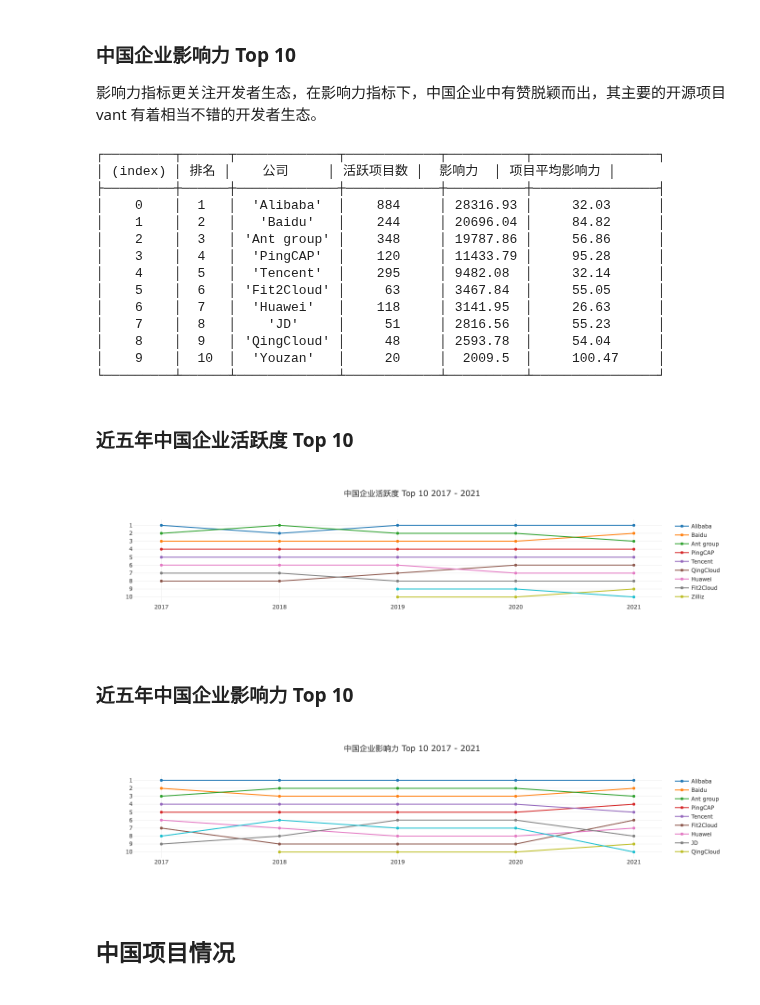
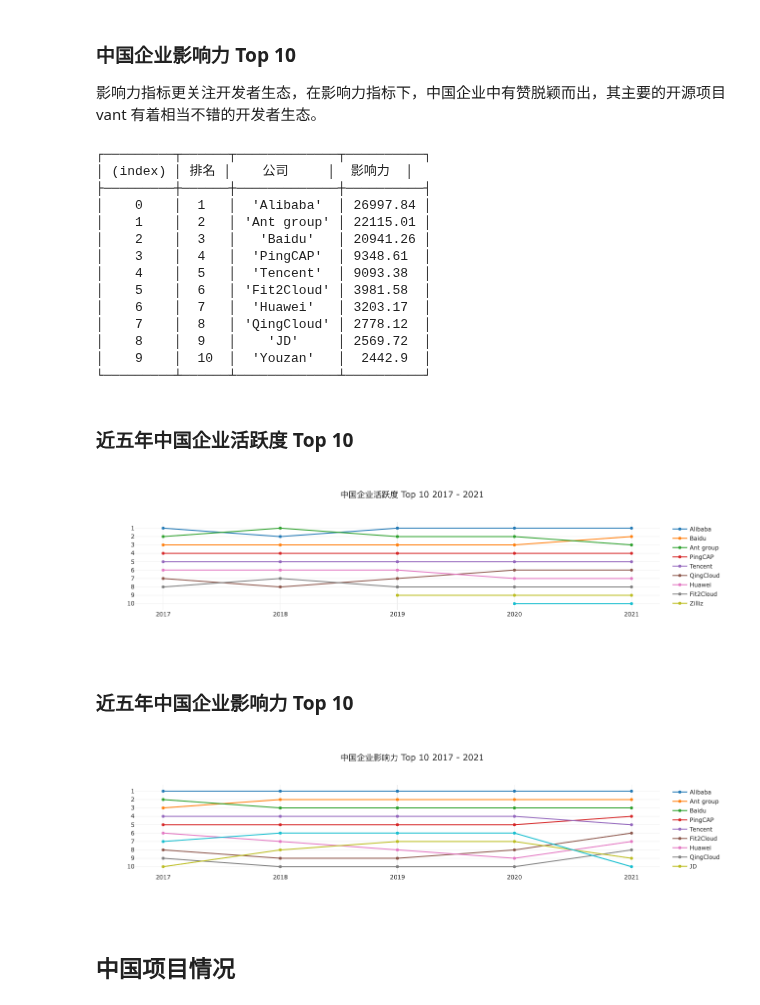
Before and after one commit to X-lab2017/open-digger, a Jupyter notebook: notebook/China_open_source_blue_paper_2022.ipynb, the cells around one changed output. Cells and saved outputs as stored; diff of their text form; code cells hidden in the pictures.

```diff
--- a/notebook/China_open_source_blue_paper_2022.ipynb
+++ b/notebook/China_open_source_blue_paper_2022.ipynb
@@ -182,66 +179,63 @@ openDigger.index.openrank.getRepoOpenrank({
 影响力指标更关注开发者生态，在影响力指标下，中国企业中有赞脱颖而出，其主要的开源项目 vant 有着相当不错的开发者生态。
 # %%
 openDigger.index.openrank.getRepoOpenrank({
-    labelUnion: [':regions/China'],
+    labelIntersect: [':regions/China', 'Company'],
     startYear: year, endYear: year, endMonth: 12,
-    groupBy: 'Company', groupTimeRange: 'year'
+    groupBy: 'Company', groupTimeRange: 'year',
+    order: 'DESC',
 }).then(data => {
     console.table(data.map((d, i) => {
         return {
             '排名': i + 1,
-            '公司': d.label,
-            '活跃项目数': d.repo_count,
-            '影响力': d.open_rank[0],
-            '项目平均影响力': parseFloat((d.open_rank[0]/d.repo_count).toFixed(2)),
+            '公司': d.name,
+            '影响力': d.openrank[0],
         };
     }));
 })
 # %% [output]
-┌─────────┬──────┬─────────────┬────────────┬──────────┬────────────────┐
-│ (index) │ 排名 │    公司     │ 活跃项目数 │  影响力  │ 项目平均影响力 │
-├─────────┼──────┼─────────────┼────────────┼──────────┼────────────────┤
-│    0    │  1   │  'Alibaba'  │    884     │ 28316.93 │     32.03      │
-│    1    │  2   │   'Baidu'   │    244     │ 20696.04 │     84.82      │
-│    2    │  3   │ 'Ant group' │    348     │ 19787.86 │     56.86      │
-│    3    │  4   │  'PingCAP'  │    120     │ 11433.79 │     95.28      │
-│    4    │  5   │  'Tencent'  │    295     │ 9482.08  │     32.14      │
-│    5    │  6   │ 'Fit2Cloud' │     63     │ 3467.84  │     55.05      │
-│    6    │  7   │  'Huawei'   │    118     │ 3141.95  │     26.63      │
-│    7    │  8   │    'JD'     │     51     │ 2816.56  │     55.23      │
-│    8    │  9   │ 'QingCloud' │     48     │ 2593.78  │     54.04      │
-│    9    │  10  │  'Youzan'   │     20     │  2009.5  │     100.47     │
-└─────────┴──────┴─────────────┴────────────┴──────────┴────────────────┘
+┌─────────┬──────┬─────────────┬──────────┐
+│ (index) │ 排名 │    公司     │  影响力  │
+├─────────┼──────┼─────────────┼──────────┤
+│    0    │  1   │  'Alibaba'  │ 26997.84 │
+│    1    │  2   │ 'Ant group' │ 22115.01 │
+│    2    │  3   │   'Baidu'   │ 20941.26 │
+│    3    │  4   │  'PingCAP'  │ 9348.61  │
+│    4    │  5   │  'Tencent'  │ 9093.38  │
+│    5    │  6   │ 'Fit2Cloud' │ 3981.58  │
+│    6    │  7   │  'Huawei'   │ 3203.17  │
+│    7    │  8   │ 'QingCloud' │ 2778.12  │
+│    8    │  9   │    'JD'     │ 2569.72  │
+│    9    │  10  │  'Youzan'   │  2442.9  │
+└─────────┴──────┴─────────────┴──────────┘
 # %% [markdown]
 ### 近五年中国企业活跃度 Top 10
 # %%
 openDigger.index.activity.getRepoActivity({
     labelIntersect: [':regions/China', 'Company'],
     startYear, endYear: year, endMonth: 12,
-    groupBy: 'Company', groupTimeRange: 'year'
+    groupBy: 'Company', groupTimeRange: 'year', order: 'DESC',
 }).then(data => {
-    openDigger.render.plotly(openDigger.getRank(data, d => d.label, d => d.activity).map(d => {
+    openDigger.render.plotly(openDigger.getRank(data, d => d.name, d => d.activity).map(d => {
         return {
             x: years,
             y: d.values,
             name: d.name,
             type: 'scatter'
         };
     }) , {title: `中国企业活跃度 Top 10 ${startYear} - ${year}`, xaxis: { type: 'category' }, yaxis: { autorange: 'reversed', dtick: 1 } })
 })
 # %% [output]
-[figure, old version]
+[figure, new version]
 # %% [markdown]
 ### 近五年中国企业影响力 Top 10
 # %%
 openDigger.index.openrank.getRepoOpenrank({
     labelIntersect: [':regions/China', 'Company'],
-    startYear,
-    endYear: year,
-    endMonth: 12,
-    groupBy: 'Company',
-    groupTimeRange: 'year'
+    startYear, endYear: year,
+    endMonth: 12, groupBy: 'Company',
+    groupTimeRange: 'year', order : 'DESC',
 }).then(data => {
-    openDigger.render.plotly(openDigger.getRank(data, d => d.label, d => d.open_rank).map(d => {
+    openDigger.render.plotly(openDigger.getRank(data, d => d.name, d => d.openrank).map(d => {
         return {
             x: years,
             y: d.values,
@@ -251,7 +245,7 @@ openDigger.index.openrank.getRepoOpenrank({
     }),{title: `中国企业影响力 Top 10 ${startYear} - ${year}`, xaxis: { type: 'category' }, yaxis: { autorange: 'reversed', dtick: 1 } })
 })
 # %% [output]
-[figure, old version]
+[figure, new version]
 # %% [markdown]
 ## 中国项目情况
 # %% [markdown]
```
Also changed, not shown: parts of 11 cells of this notebook, 18 other files.
